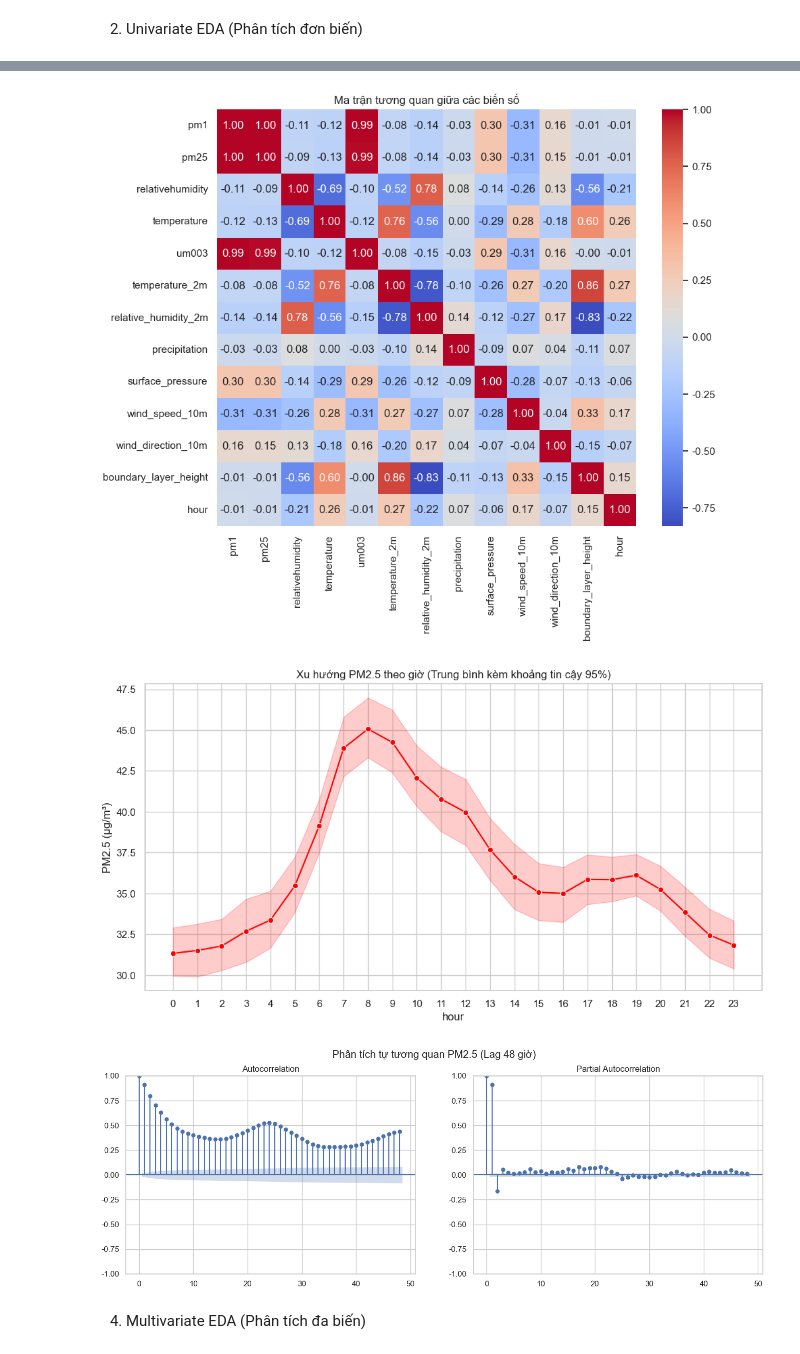
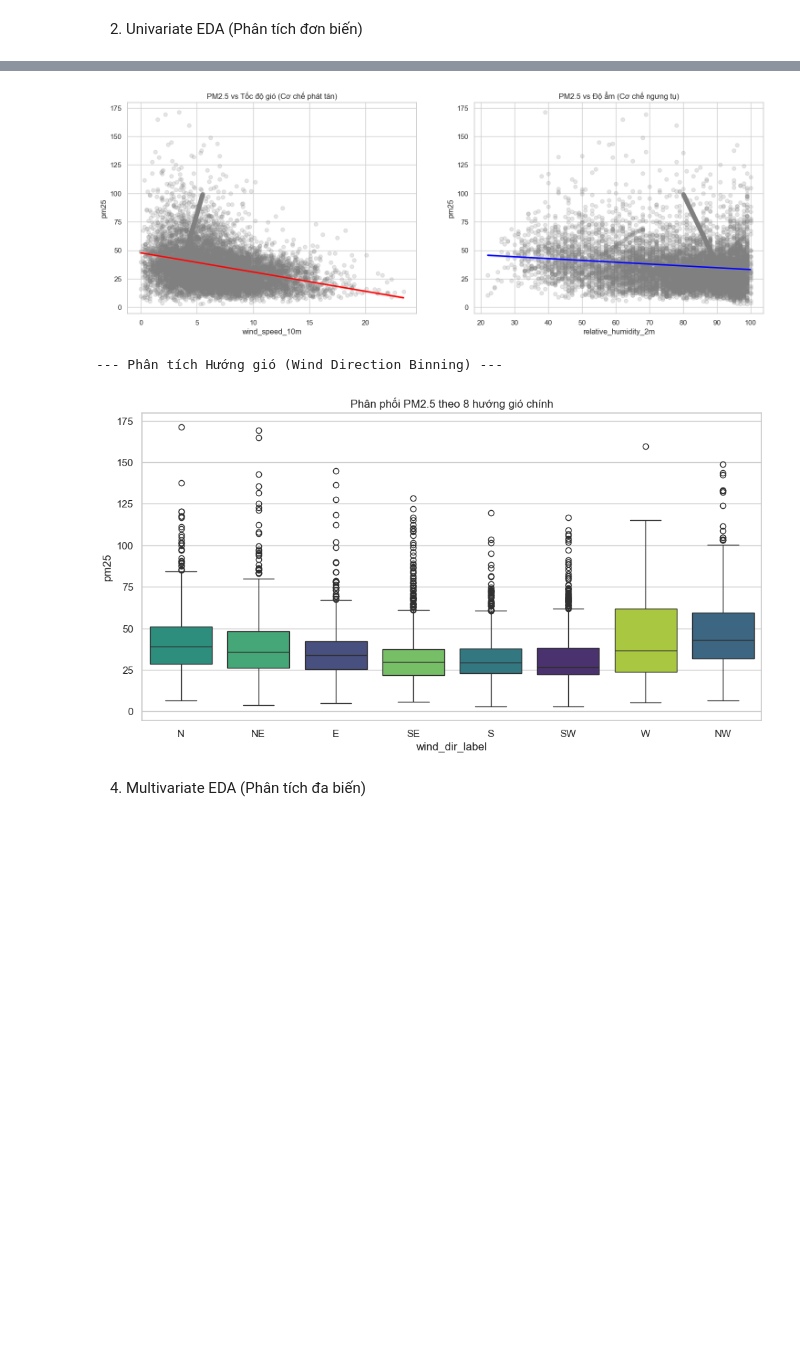
Before and after one commit to QuangDung2511/IS403_HCMC_Air_Quality, a Jupyter notebook: notebooks/2_exploratory_data_analysis.ipynb, the cells around one changed output, grey strips where cells are left out. Cells and saved outputs as stored; diff of their text form; code cells hidden in the pictures; blank space fills up the shorter version.

```diff
--- a/notebooks/2_exploratory_data_analysis.ipynb
+++ b/notebooks/2_exploratory_data_analysis.ipynb
@@ -84,32 +73,34 @@ p-value: 0.000
 # %%
-# 3.1. Numerical-Numerical Correlation (Heatmap)
-plt.figure(figsize=(10, 8))
-numeric_cols = df.select_dtypes(include=[np.number]).columns
-sns.heatmap(df[numeric_cols].corr(), annot=True, cmap='coolwarm', fmt='.2f')
-plt.title('Ma trận tương quan giữa các biến số')
+fig, (ax1, ax2) = plt.subplots(1, 2, figsize=(18, 6))
+
+# PM2.5 vs Wind Speed
+sns.regplot(data=df, x='wind_speed_10m', y='pm25', ax=ax1,
+            scatter_kws={'alpha':0.2, 'color':'gray'}, line_kws={'color':'red'})
+ax1.set_title('PM2.5 vs Tốc độ gió (Cơ chế phát tán)')
+
+# PM2.5 vs Relative Humidity
+sns.regplot(data=df, x='relative_humidity_2m', y='pm25', ax=ax2,
+            scatter_kws={'alpha':0.2, 'color':'gray'}, line_kws={'color':'blue'})
+ax2.set_title('PM2.5 vs Độ ẩm (Cơ chế ngưng tụ)')
 plt.show()
 
-# 3.2. Categorical-Numerical (PM2.5 theo Giờ trong ngày)
-df['hour'] = df.index.hour
+print("\n--- Phân tích Hướng gió (Wind Direction Binning) ---")
+def wind_dir_to_label(deg):
+    if pd.isna(deg): return np.nan
+    labels = ['N', 'NE', 'E', 'SE', 'S', 'SW', 'W', 'NW']
+    return labels[int(((deg + 22.5) % 360) / 45)]
+
+df['wind_dir_label'] = df['wind_direction_10m'].apply(wind_dir_to_label)
+direction_order = ['N', 'NE', 'E', 'SE', 'S', 'SW', 'W', 'NW']
+
 plt.figure(figsize=(12, 6))
-sns.lineplot(data=df, x='hour', y='pm25', marker='o', color='red', errorbar=('ci', 95))
-plt.title('Xu hướng PM2.5 theo giờ (Trung bình kèm khoảng tin cậy 95%)')
-plt.xticks(range(24))
-plt.ylabel('PM2.5 (µg/m³)')
+sns.boxplot(data=df, x='wind_dir_label', y='pm25', order=direction_order, hue='wind_dir_label', palette='viridis', legend=False)
+plt.title('Phân phối PM2.5 theo 8 hướng gió chính')
 plt.show()
-
-# 3.3. Tự tương quan thời gian (ACF/PACF)
-fig, (ax1, ax2) = plt.subplots(1, 2, figsize=(16, 5))
-
-df_resampled = df['pm25'].resample('h').mean().ffill()
-plot_acf(df_resampled, lags=48, ax=ax1)
-plot_pacf(df_resampled, lags=48, ax=ax2)
-plt.suptitle('Phân tích tự tương quan PM2.5 (Lag 48 giờ)')
-plt.show()
 # %% [output]
-[figure, old version]
+[figure, new version]
+--- Phân tích Hướng gió (Wind Direction Binning) ---
-[figure, old version]
+[figure, new version]
-[figure, removed]
 # %% [markdown]
 4. Multivariate EDA (Phân tích đa biến)
 # %%
```
Also changed, not shown: parts of 8 cells of this notebook.
